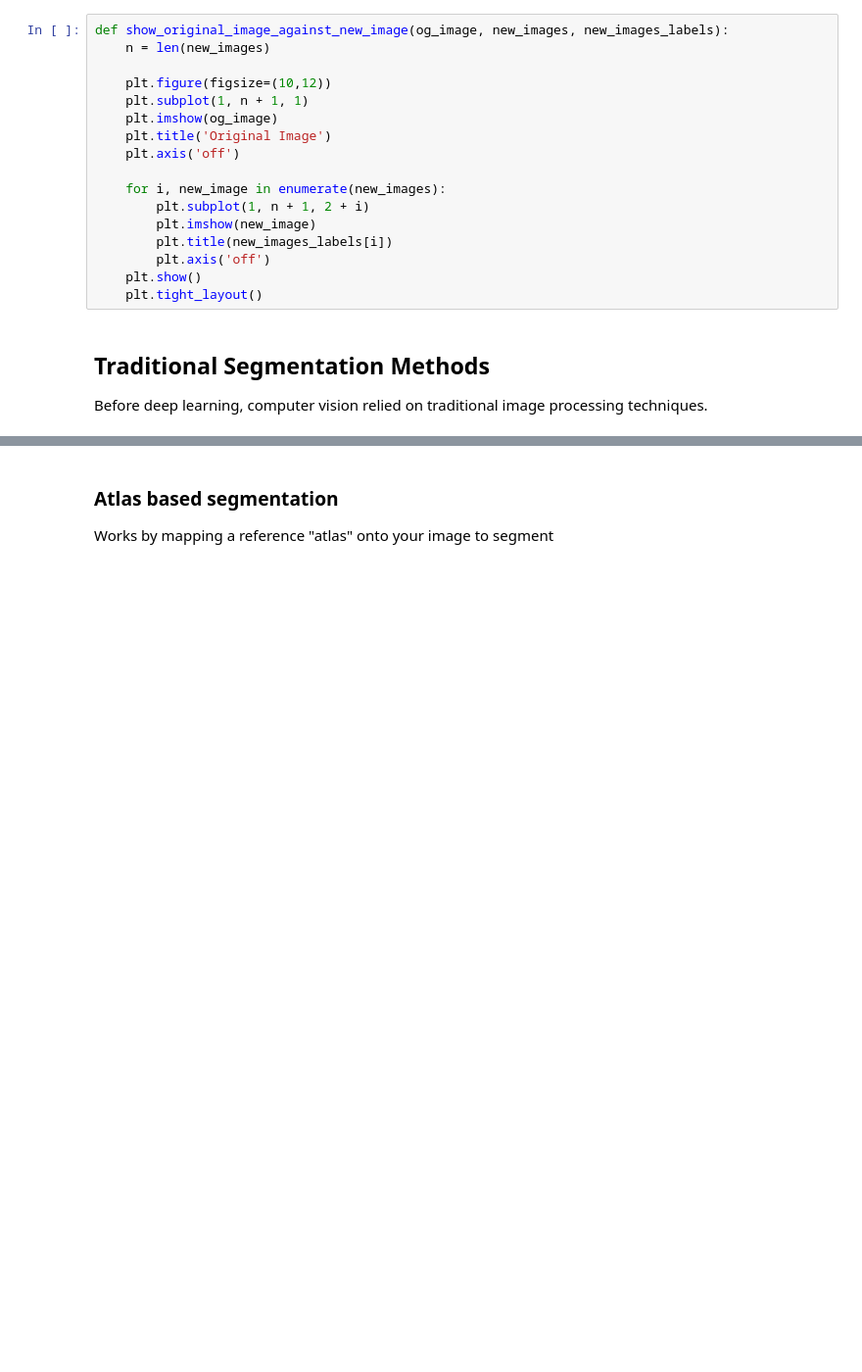
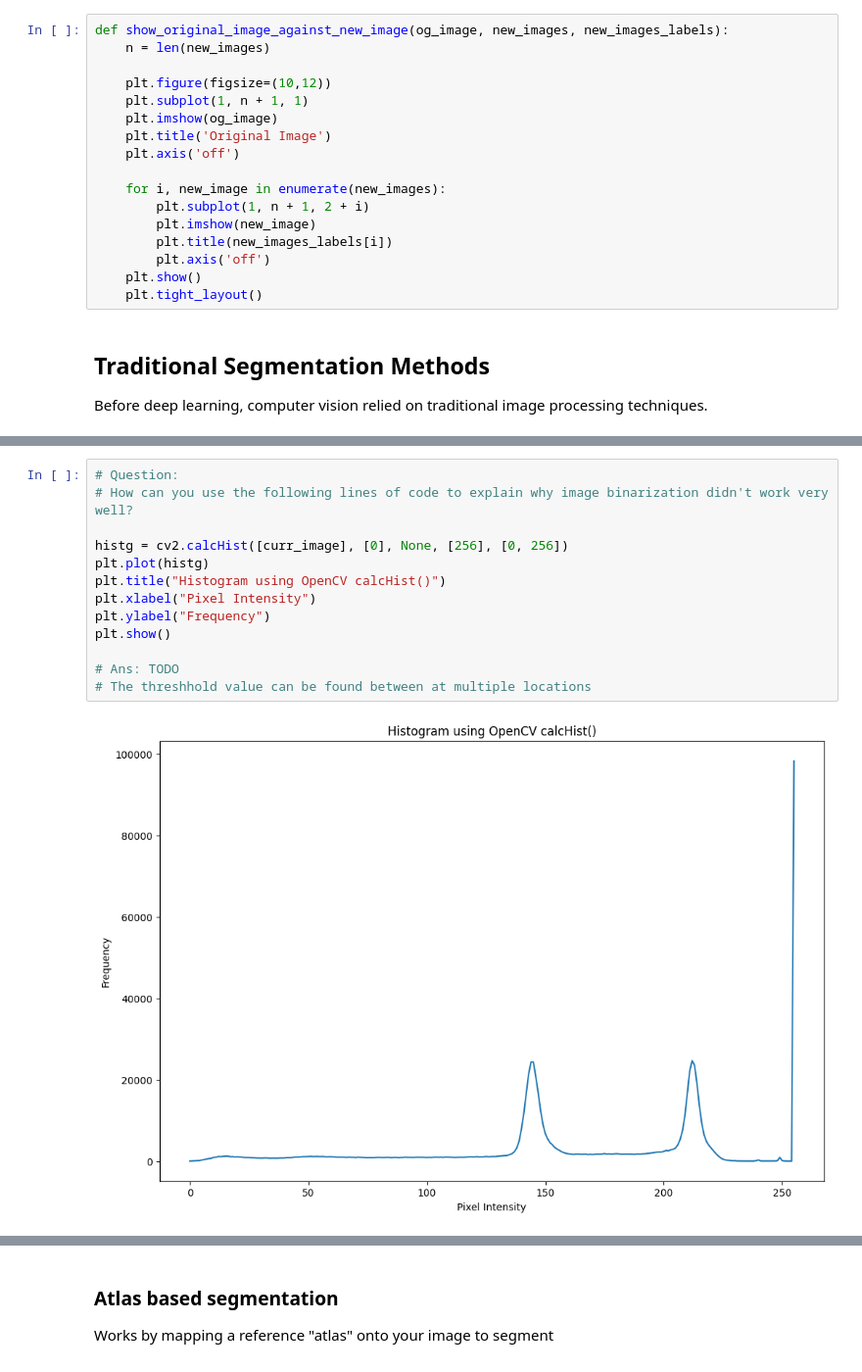
Before and after one commit to UBC-BIOMOD-Computational/Life-Science-Image-Analysis-Workshops-2025-2026, a Jupyter notebook: solutions/lab4_solution.ipynb, the cells around one changed output, grey strips where cells are left out. Shown at 98% size. Saved outputs shown, nothing was run; the diff lists cells and outputs as text; blank space fills up the shorter version.

```diff
--- a/solutions/lab4_solution.ipynb
+++ b/solutions/lab4_solution.ipynb
@@ -161,0 +169,15 @@ show_original_image_against_new_image(curr_image, [thresh, thresh2, thresh3], ['
+# %%
+# Question:
+# How can you use the following lines of code to explain why image binarization didn't work very well?
+
+histg = cv2.calcHist([curr_image], [0], None, [256], [0, 256])
+plt.plot(histg)
+plt.title("Histogram using OpenCV calcHist()")
+plt.xlabel("Pixel Intensity")
+plt.ylabel("Frequency")
+plt.show()
+
+# Ans: TODO
+# The threshhold value can be found between at multiple locations
+# %% [output]
+[figure, added]
```
Also changed, not shown: parts of 11 cells of this notebook, 1 other file.
